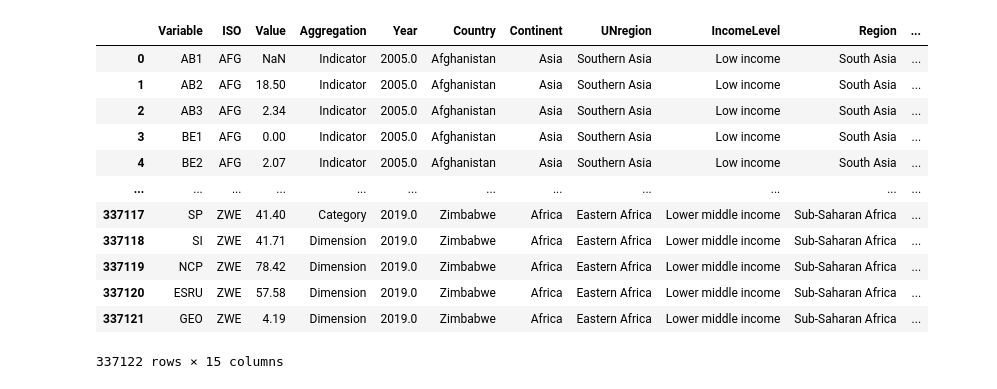
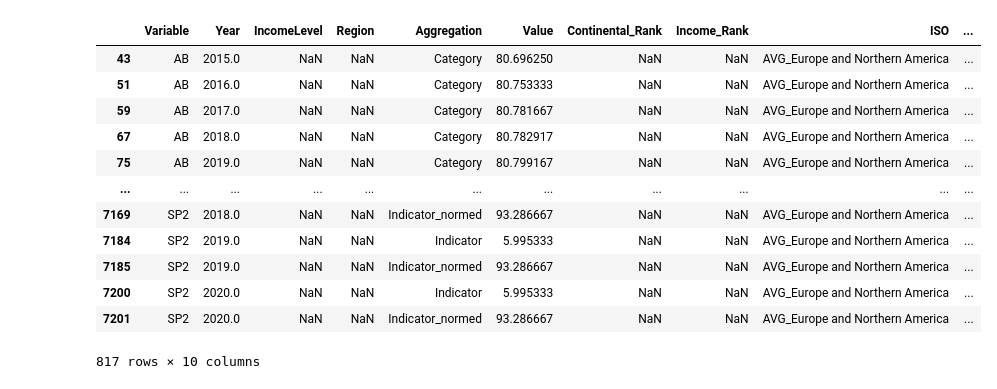
Before and after one commit to simonzabrocki/SimulationDashboard, a Jupyter notebook: draft.ipynb, the cells around one changed output. Drawn from its saved outputs; the diff is of its cells as text; code cells hidden in the pictures.

Commit message:
update with newer data

```diff
--- a/draft.ipynb
+++ b/draft.ipynb
@@ -6,16 +0,0 @@ import plotly.express as px
-# %%
-data
-# %% [output]
-|  | Variable | ISO | Value | Aggregation | Year | Country | Continent | UNregion | IncomeLevel | Region | ... |
-| 0 | AB1 | AFG | NaN | Indicator | 2005.0 | Afghanistan | Asia | Southern Asia | Low income | South Asia | ... |
-| 1 | AB2 | AFG | 18.50 | Indicator | 2005.0 | Afghanistan | Asia | Southern Asia | Low income | South Asia | ... |
-| 2 | AB3 | AFG | 2.34 | Indicator | 2005.0 | Afghanistan | Asia | Southern Asia | Low income | South Asia | ... |
-| 3 | BE1 | AFG | 0.00 | Indicator | 2005.0 | Afghanistan | Asia | Southern Asia | Low income | South Asia | ... |
-| 4 | BE2 | AFG | 2.07 | Indicator | 2005.0 | Afghanistan | Asia | Southern Asia | Low income | South Asia | ... |
-| ... | ... | ... | ... | ... | ... | ... | ... | ... | ... | ... | ... |
-| 337117 | SP | ZWE | 41.40 | Category | 2019.0 | Zimbabwe | Africa | Eastern Africa | Lower middle income | Sub-Saharan Africa | ... |
-| 337118 | SI | ZWE | 41.71 | Dimension | 2019.0 | Zimbabwe | Africa | Eastern Africa | Lower middle income | Sub-Saharan Africa | ... |
-| 337119 | NCP | ZWE | 78.42 | Dimension | 2019.0 | Zimbabwe | Africa | Eastern Africa | Lower middle income | Sub-Saharan Africa | ... |
-| 337120 | ESRU | ZWE | 57.58 | Dimension | 2019.0 | Zimbabwe | Africa | Eastern Africa | Lower middle income | Sub-Saharan Africa | ... |
-| 337121 | GEO | ZWE | 4.19 | Dimension | 2019.0 | Zimbabwe | Africa | Eastern Africa | Lower middle income | Sub-Saharan Africa | ... |
-337122 rows × 15 columns
@@ -21,0 +6,16 @@ data
+# %%
+group_data.query("ISO == 'AVG_Europe and Northern America'").dropna(subset=['Value'])
+# %% [output]
+|  | Variable | Year | IncomeLevel | Region | Aggregation | Value | Continental_Rank | Income_Rank | ISO | ... |
+| 43 | AB | 2015.0 | NaN | NaN | Category | 80.696250 | NaN | NaN | AVG_Europe and Northern America | ... |
+| 51 | AB | 2016.0 | NaN | NaN | Category | 80.753333 | NaN | NaN | AVG_Europe and Northern America | ... |
+| 59 | AB | 2017.0 | NaN | NaN | Category | 80.781667 | NaN | NaN | AVG_Europe and Northern America | ... |
+| 67 | AB | 2018.0 | NaN | NaN | Category | 80.782917 | NaN | NaN | AVG_Europe and Northern America | ... |
+| 75 | AB | 2019.0 | NaN | NaN | Category | 80.799167 | NaN | NaN | AVG_Europe and Northern America | ... |
+| ... | ... | ... | ... | ... | ... | ... | ... | ... | ... | ... |
+| 7169 | SP2 | 2018.0 | NaN | NaN | Indicator_normed | 93.286667 | NaN | NaN | AVG_Europe and Northern America | ... |
+| 7184 | SP2 | 2019.0 | NaN | NaN | Indicator | 5.995333 | NaN | NaN | AVG_Europe and Northern America | ... |
+| 7185 | SP2 | 2019.0 | NaN | NaN | Indicator_normed | 93.286667 | NaN | NaN | AVG_Europe and Northern America | ... |
+| 7200 | SP2 | 2020.0 | NaN | NaN | Indicator | 5.995333 | NaN | NaN | AVG_Europe and Northern America | ... |
+| 7201 | SP2 | 2020.0 | NaN | NaN | Indicator_normed | 93.286667 | NaN | NaN | AVG_Europe and Northern America | ... |
+817 rows × 10 columns
```
Also changed, not shown: parts of 18 cells of this notebook, 5 other files.
